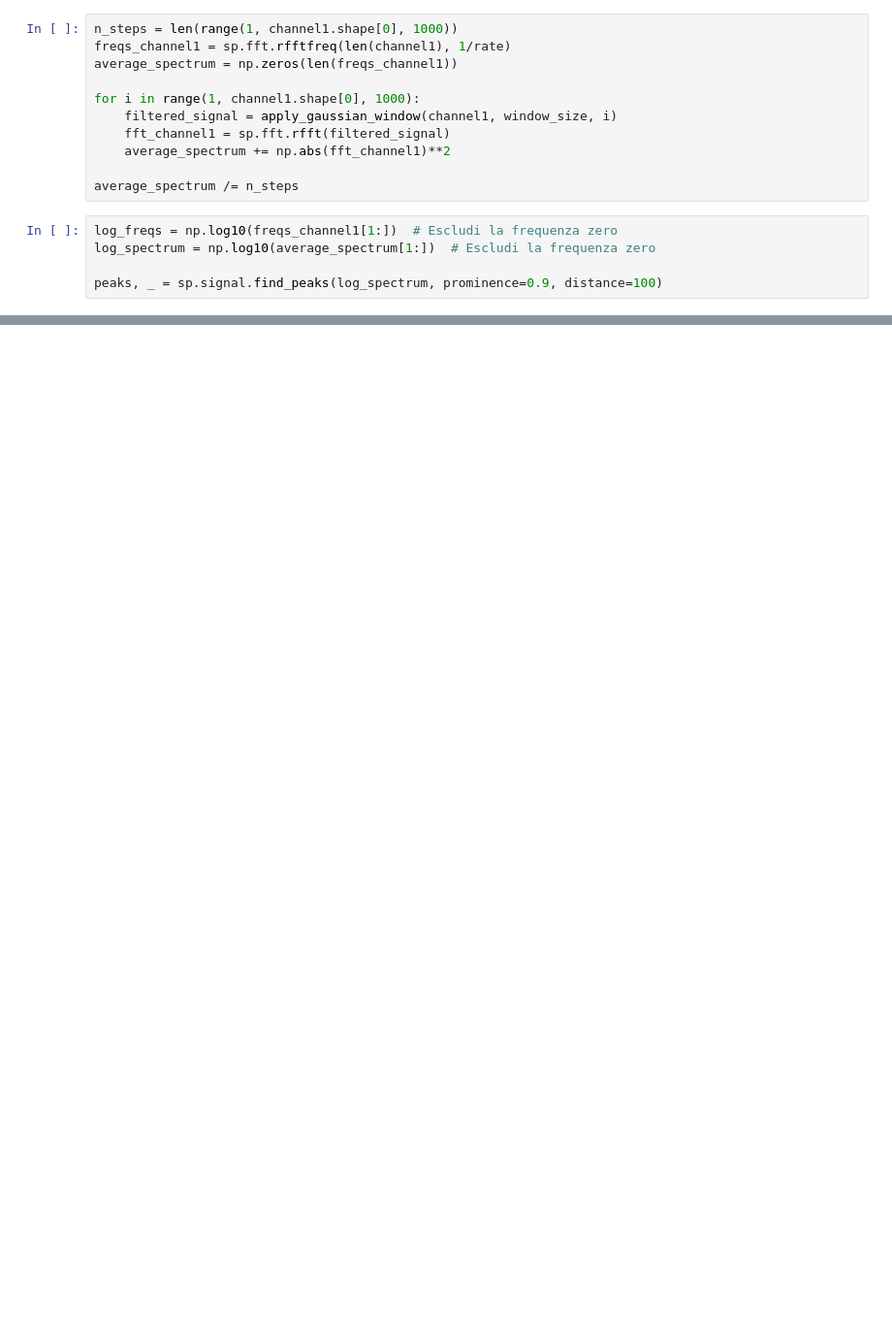
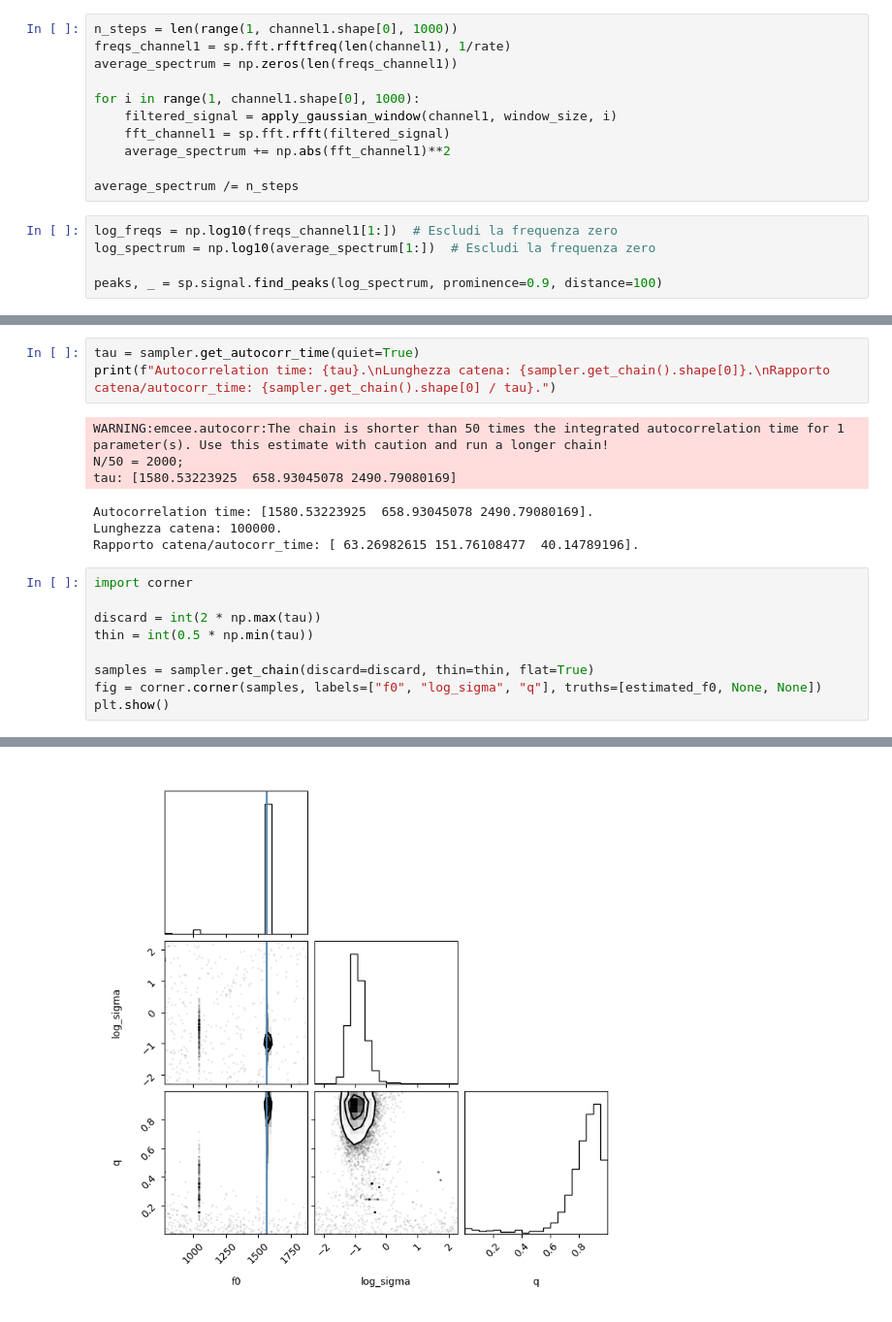
Before and after one commit to Lvetto/lmd_organo, a Jupyter notebook: peak_selection.ipynb, the cells around one changed output, grey strips where cells are left out. Shown at 97% size. Drawn from its saved outputs; the diff is of its cells as text; blank space fills up the shorter version.

```diff
--- a/peak_selection.ipynb
+++ b/peak_selection.ipynb
@@ -153,0 +261,20 @@ Estimated fundamental frequency (f0): 41.38 Hz
+# %%
+tau = sampler.get_autocorr_time(quiet=True)
+print(f"Autocorrelation time: {tau}.\nLunghezza catena: {sampler.get_chain().shape[0]}.\nRapporto catena/autocorr_time: {sampler.get_chain().shape[0] / tau}.")
+# %% [output]
+WARNING:emcee.autocorr:The chain is shorter than 50 times the integrated autocorrelation time for 1 parameter(s). Use this estimate with caution and run a longer chain!
+N/50 = 2000;
+tau: [1580.53223925  658.93045078 2490.79080169]
+Autocorrelation time: [1580.53223925  658.93045078 2490.79080169].
+Lunghezza catena: 100000.
+Rapporto catena/autocorr_time: [ 63.26982615 151.76108477  40.14789196].
+# %%
+import corner
+
+discard = int(2 * np.max(tau))
+thin = int(0.5 * np.min(tau))
+
+samples = sampler.get_chain(discard=discard, thin=thin, flat=True)
+fig = corner.corner(samples, labels=["f0", "log_sigma", "q"], truths=[estimated_f0, None, None])
+plt.show()
+# %% [output]
@@ -153,0 +283 @@ Estimated fundamental frequency (f0): 41.38 Hz
+[figure, added]
```
Also changed, not shown: parts of 11 cells of this notebook.
